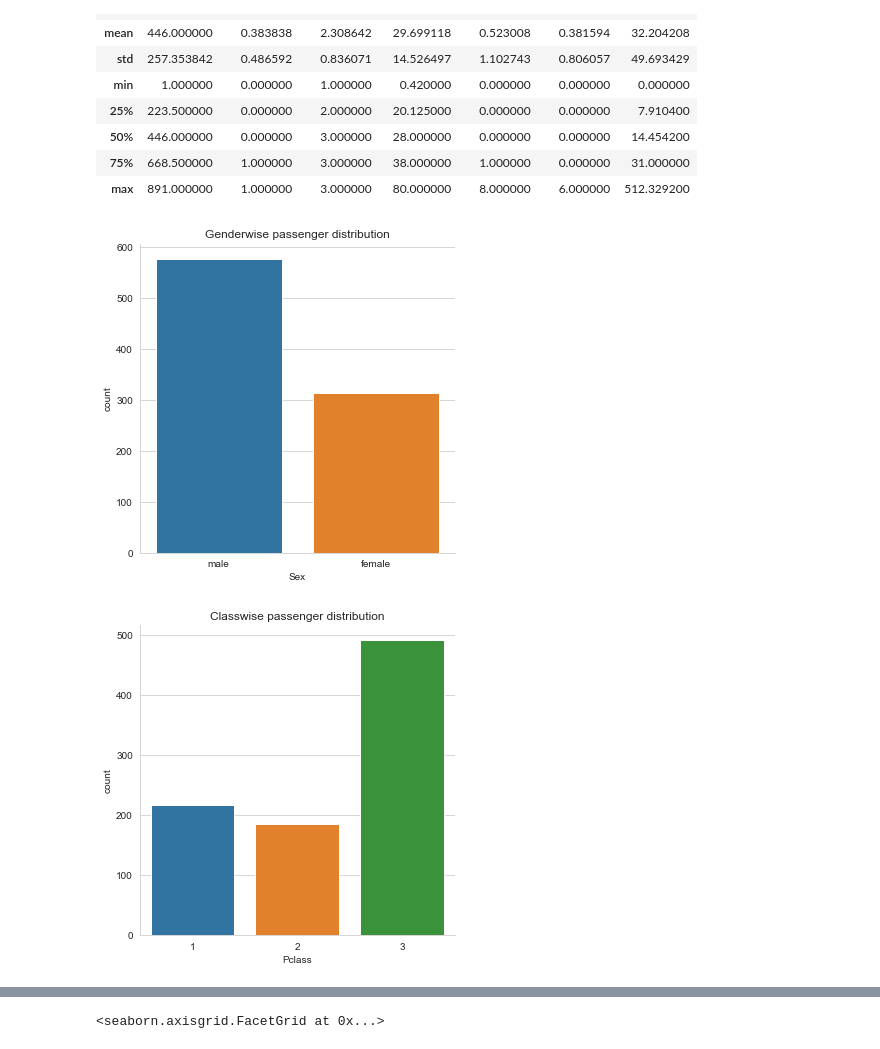
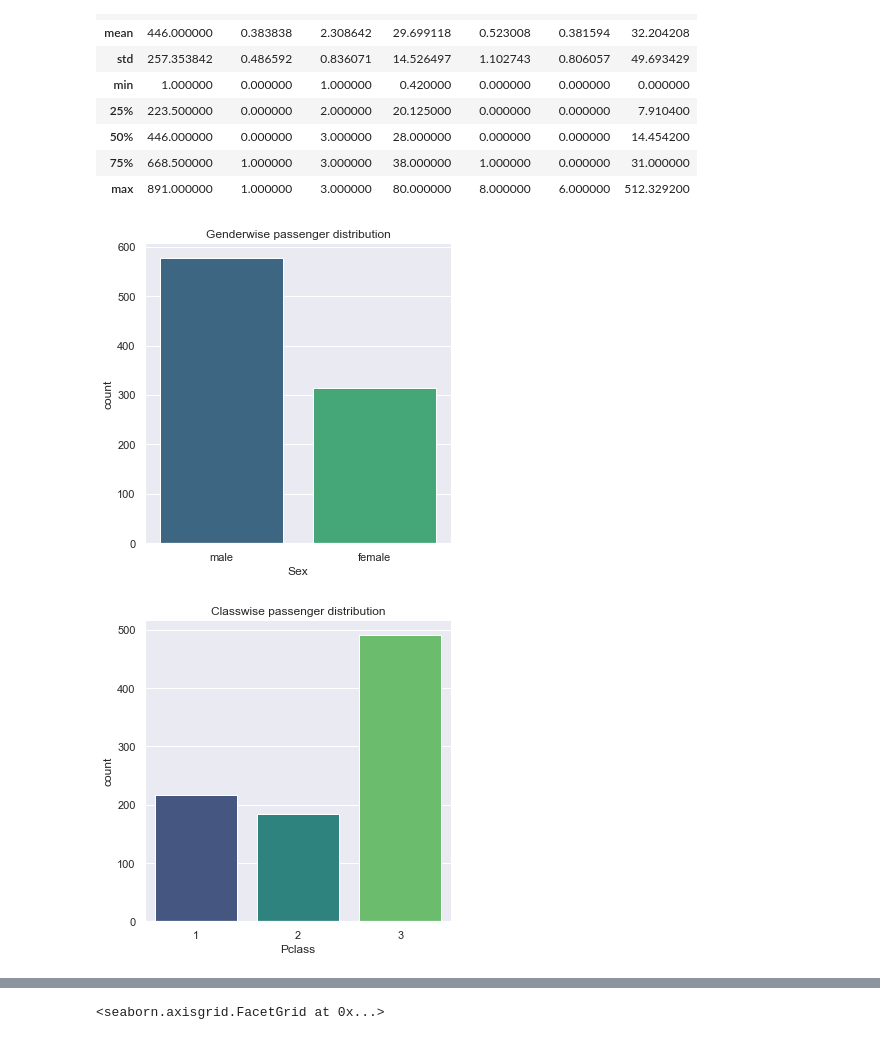
Before and after one commit to rshmnkgit/Data-Science, a Jupyter notebook: EDA/EDA_Titanic.ipynb, the cells around one changed output, grey strips where cells are left out. Drawn from its saved outputs; the diff is of its cells as text; code cells hidden in the pictures.

Commit message:
more EDA visualizations

```diff
--- a/EDA/EDA_Titanic.ipynb
+++ b/EDA/EDA_Titanic.ipynb
@@ -161,19 +168,22 @@ train_df.describe()
 | 50% | 446.000000 | 0.000000 | 3.000000 | 28.000000 | 0.000000 | 0.000000 | 14.454200 |
 | 75% | 668.500000 | 1.000000 | 3.000000 | 38.000000 | 1.000000 | 0.000000 | 31.000000 |
 | max | 891.000000 | 1.000000 | 3.000000 | 80.000000 | 8.000000 | 6.000000 | 512.329200 |
+# %%
+# seaborn color palette
+cpalette = 'viridis'
 # %%
 # Genderwise passenger distribution
-sns.catplot(x='Sex', data=train_df, kind='count')
+sns.catplot(x='Sex', data=train_df, kind='count', palette=cpalette)
 plt.title("Genderwise passenger distribution")
 plt.show()
 # %% [output]
-[figure, old version]
+[figure, new version]
 # %%
 # Classwise passenger distribution
-sns.catplot(x='Pclass', data=train_df,  kind='count')
+sns.catplot(x='Pclass', data=train_df,  kind='count', palette=cpalette)
 plt.title("Classwise passenger distribution")
 plt.show()
 # %% [output]
-[figure, old version]
+[figure, new version]
 # %%
 # Genderwise passenger distribution in each class
```
Also changed, not shown: parts of 10 cells of this notebook.
